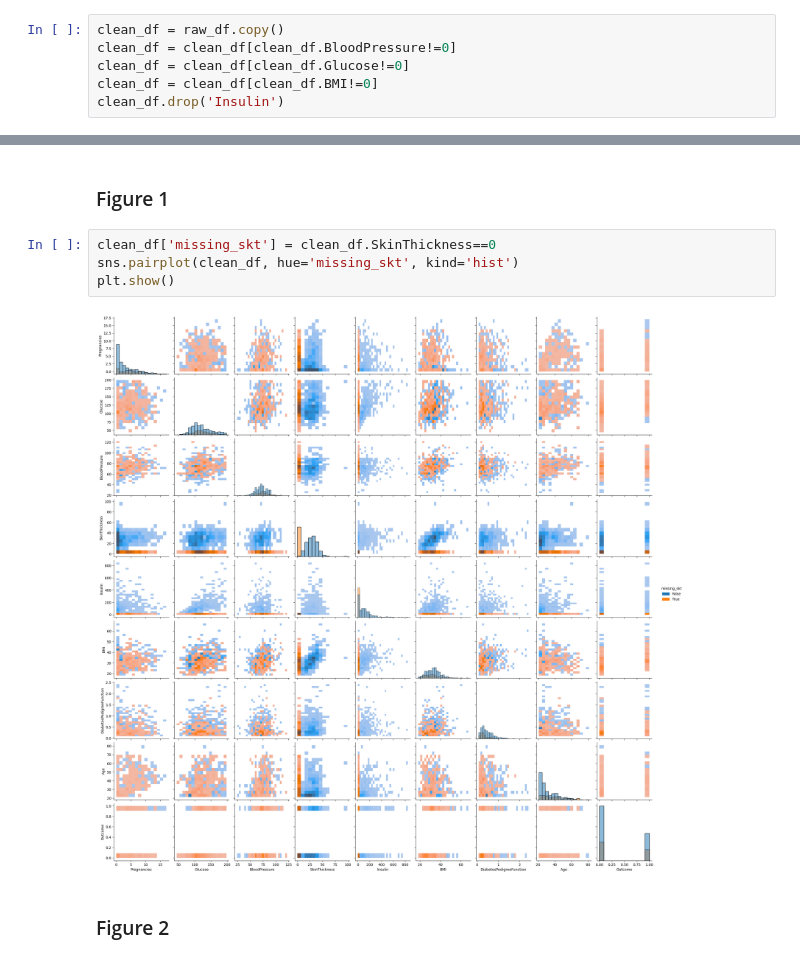
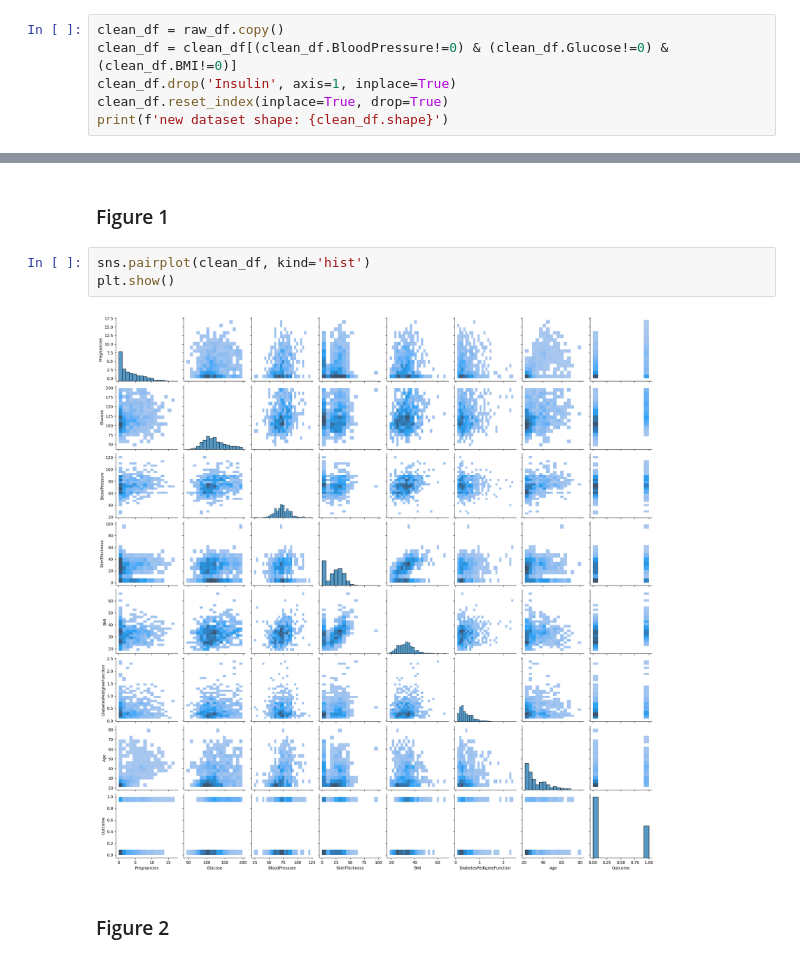
Before and after one commit to ShadekJaramillo/decision-tree-tutorial, a Jupyter notebook: src/explore.ipynb, the cells around one changed output, grey strips where cells are left out. Saved outputs shown, nothing was run; the diff lists cells and outputs as text.

```diff
--- a/src/explore.ipynb
+++ b/src/explore.ipynb
@@ -119,7 +120,7 @@ The data has 0 duplicates.
 # %%
 clean_df = raw_df.copy()
-clean_df = clean_df[clean_df.BloodPressure!=0]
-clean_df = clean_df[clean_df.Glucose!=0]
-clean_df = clean_df[clean_df.BMI!=0]
-clean_df.drop('Insulin')
+clean_df = clean_df[(clean_df.BloodPressure!=0) & (clean_df.Glucose!=0) & (clean_df.BMI!=0)]
+clean_df.drop('Insulin', axis=1, inplace=True)
+clean_df.reset_index(inplace=True, drop=True)
+print(f'new dataset shape: {clean_df.shape}')
 # %% [output]
@@ -129,11 +142,10 @@ KeyError: "['Insulin'] not found in axis"
 # %% [markdown]
 ### Figure 1
 # %%
-clean_df['missing_skt'] = clean_df.SkinThickness==0
-sns.pairplot(clean_df, hue='missing_skt', kind='hist')
+sns.pairplot(clean_df, kind='hist')
 plt.show()
 # %% [output]
-[figure, old version]
+[figure, new version]
 # %% [markdown]
 ### Figure 2
 # %%
```
Also changed, not shown: parts of 10 cells of this notebook.
